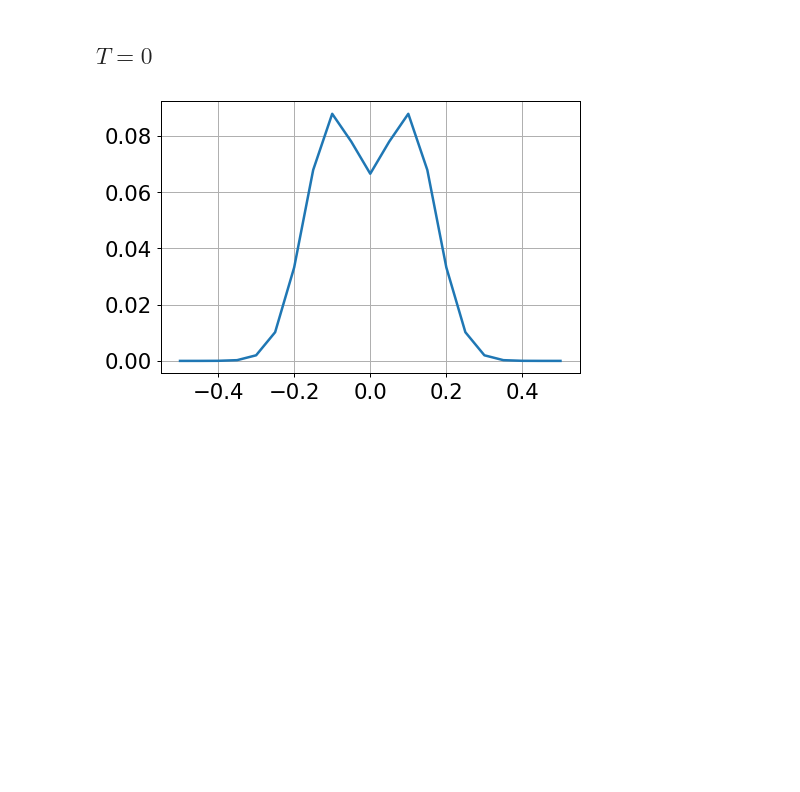
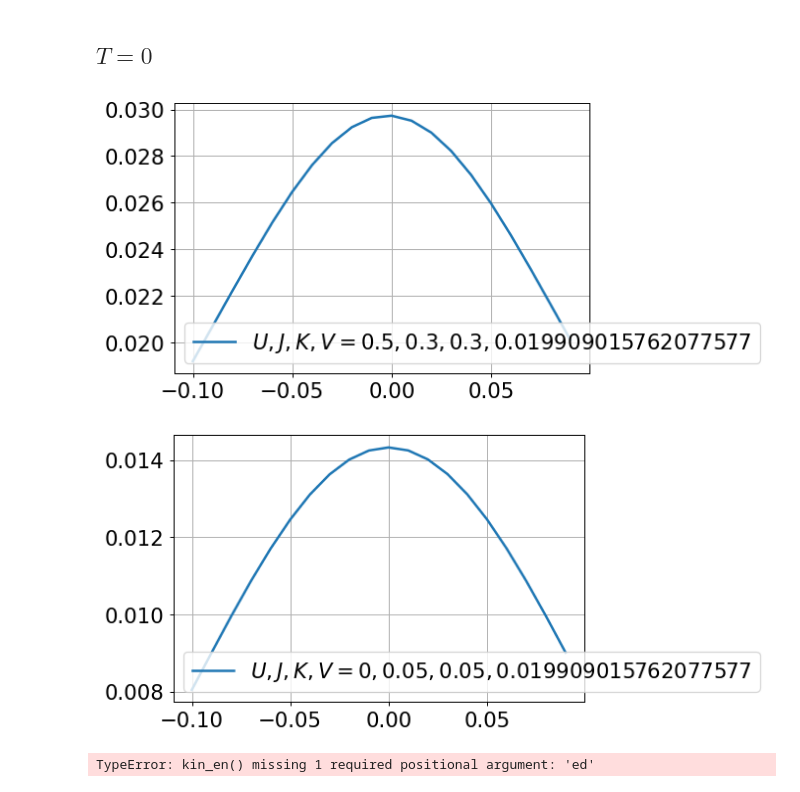
Before and after one commit to abhirup-m/Anderson-Impurity-Model-URG, a Jupyter notebook: reverse_RG/spec_func.ipynb, the cells around one changed output. Saved outputs shown, nothing was run; the diff lists cells and outputs as text; code cells hidden in the pictures; blank space fills up the shorter version.

```diff
--- a/reverse_RG/spec_func.ipynb
+++ b/reverse_RG/spec_func.ipynb
@@ -127,52 +127,61 @@ def charge(Ek_0, V, J, K, U, ed):
 ## $T=0$
 # %%
 def rho_at_w(args):
-    [Em, Emp],[Xm,Xmp] = args
+    [Em, Emp],[Xm,Xmp], U = args
     cdag_up = tensor([create(2), identity(2)] + [identity(2)]*2*len(Ek_0))
     Vmmp_1 = Xm.dag()*cdag_up*Xmp
     Vmmp_2 = Xmp.dag()*cdag_up*Xm
     Vmmp_1_sq = np.real((Vmmp_1*Vmmp_1.dag())[0][0][0])
     Vmmp_2_sq = np.real((Vmmp_2*Vmmp_2.dag())[0][0][0])
     x1 = w + Em
     x2 = w - Em
     eta = abs(max(Ek_0))      # width of broadening function
-    return (Vmmp_1_sq * exp(-(x1/eta)**2)/(eta*sqrt(pi)) + Vmmp_2_sq * exp(-(x2/eta)**2)/(eta*sqrt(pi))) / Z
+    return (Vmmp_1_sq * sqrt(2*J**2 + U**2)*exp(-(x1/eta)**2)/(eta*sqrt(pi)) + Vmmp_2_sq * sqrt(2*J**2 + U**2)*exp(-(x2/eta)**2)/(eta*sqrt(pi))) / Z
 
 Ek_0 = np.array([-0.1, 0, 0.1])
 # print (Ek_0)
-U = 0.2
-ed = 0.1
+U = 0
+# 0.5, 0.3, 0.2, 0.1, 0
+ed = -U/2
 V = 0.019909015762077577
-J = 0.015838964056748835
+# 0.019909015762077577
+J = 0.05
+# 0.3, 0.25, 0.2, 0.15, 0.05
 K = J
-H = kin_en(Ek_0, V, J, K, U, ed)
-H += imp_energy(Ek_0, V, J, K, U, ed)
-H += hyb(Ek_0, V, J, K, U, ed)
-H += spin(Ek_0, V, J, K, U, ed)
-H += charge(Ek_0, V, J, K, U, ed)
-H = 0.5 * (H + H.dag())
-E, X = H.eigenstates()
-E = np.array(E)
-zeroE = E[np.where(np.abs(np.round(E,9)) == 0)]
-zeroX = X[np.where(np.abs(np.round(E,9)) == 0)]
-Z = len(E)
-w_range = np.arange(-0.5, 0.52, 0.05)
-rho = []
-for w in tqdm(w_range):
-    rho_w = sum(Pool(processes=10).map(rho_at_w, zip(product(E, zeroE), product(X, zeroX))))
-    rho.append(rho_w)
-    # for [Em, Emp],[Xm,Xmp] in zip(product(E, E), product(X, X)):
-    #     cdag_up = tensor([create(2), identity(2)] + [identity(2)]*2*len(Ek_0))
-    #     Vmmp = Xm.dag()*cdag_up*Xmp
-    #     Vmmp_sq = np.real((Vmmp*Vmmp.dag())[0][0][0])
-    #     x = w - Emp + Em
-    #     eta = Ek_0[-1]      # width of broadening function
-    #     rho[-1] += Vmmp_sq * exp(-(x/w)**2)/(w*sqrt(pi)) * (exp(-beta*Em) + exp(-beta*Emp)) / Z
+# 0.3, 0.25, 0.2, 0.15, 0.05
+for U, J in zip([0.5, 0], [0.3, 0.05]):
+    K = J
+    ed = -U/2
+    H = kin_en(Ek_0, V, J, K, U, ed)
+    H += imp_energy(Ek_0, V, J, K, U, ed)
+    H += hyb(Ek_0, V, J, K, U, ed)
+    H += spin(Ek_0, V, J, K, U, ed)
+    H += charge(Ek_0, V, J, K, U, ed)
+    H = 0.5 * (H + H.dag())
+    E, X = H.eigenstates()
+    E = np.array(E)
+    zeroE = E[np.where(np.abs(np.round(E,9)) == 0)]
+    zeroX = X[np.where(np.abs(np.round(E,9)) == 0)]
+    Z = len(E)
+    w_range = np.arange(-0.1, 0.1, 0.01)
+    rho = []
+    for w in tqdm(w_range):
+        rho_w = sum(Pool(processes=10).map(rho_at_w, zip(product(E, zeroE), product(X, zeroX), U*np.ones(len(E)*len(zeroE)))))
+        rho.append(rho_w)
+        # for [Em, Emp],[Xm,Xmp] in zip(product(E, E), product(X, X)):
+        #     cdag_up = tensor([create(2), identity(2)] + [identity(2)]*2*len(Ek_0))
+        #     Vmmp = Xm.dag()*cdag_up*Xmp
+        #     Vmmp_sq = np.real((Vmmp*Vmmp.dag())[0][0][0])
+        #     x = w - Emp + Em
+        #     eta = Ek_0[-1]      # width of broadening function
+        #     rho[-1] += Vmmp_sq * exp(-(x/w)**2)/(w*sqrt(pi)) * (exp(-beta*Em) + exp(-beta*Emp)) / Z
 
-plt.plot(w_range, rho)
-plt.show()
+    plt.plot(w_range, rho, label=r"$U,J,K,V={},{},{},{}$".format(U, J, K, V))
+    plt.legend()
+    plt.show()
 # %% [output]
-[figure, old version]
+[figure, new version]
+[figure, added]
 # %%
 def rho_at_w(args):
     [Em, Emp],[Xm,Xmp] = args
@@ -217,3 +226,5 @@ for w in tqdm(w_range):
 
 plt.plot(w_range, rho)
 plt.show()
+# %% [output]
+TypeError: kin_en() missing 1 required positional argument: 'ed'
```
